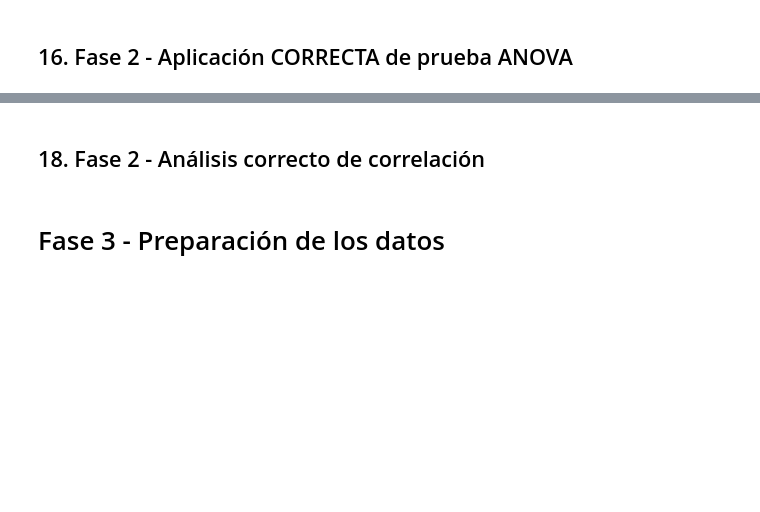
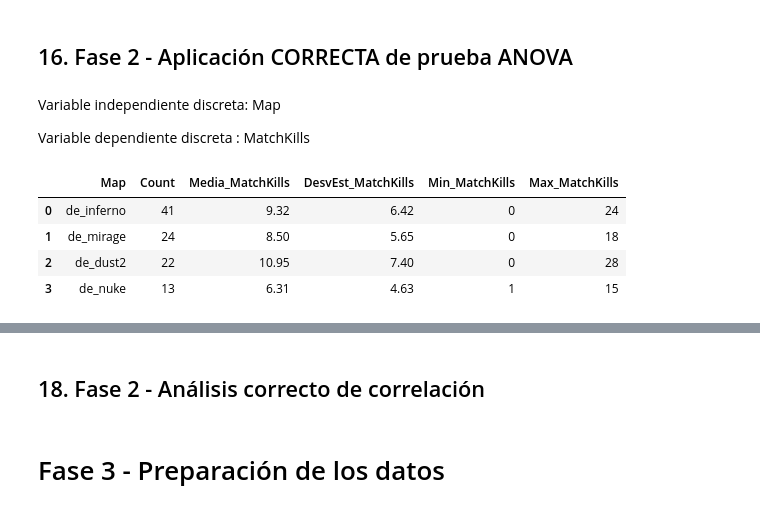
Before and after one commit to Qvverty72/FMY0100_2025_Entrega_1, a Jupyter notebook: FMY0100_2025_Entrega_1 (1).ipynb, the cells around one changed output, grey strips where cells are left out. Saved outputs shown, nothing was run; the diff lists cells and outputs as text; code cells hidden in the pictures; blank space fills up the shorter version.

```diff
--- a/FMY0100_2025_Entrega_1 (1).ipynb
+++ b/FMY0100_2025_Entrega_1 (1).ipynb
@@ -469,2 +495,35 @@ El mapa 'de_inferno' es el más frecuente en el conjunto de datos, seguido por '
 # %% [markdown]
 ## 16. Fase 2 - Aplicación CORRECTA de prueba ANOVA
+# %% [markdown]
+Variable independiente discreta: Map
+
+Variable dependiente discreta : MatchKills
+# %%
+# Muestra aleatoria de 100 registros del DataFrame
+# Establece una semilla para extraer siempre la misma muestra
+random.seed(30)
+muestra_df = df.sample(n=100, random_state=30).reset_index(drop=True)
+
+# Dos variables de interés: Map y MatchKills
+muestra_df = muestra_df[['Map', 'MatchKills']]
+
+# Crear tabla con mapas y estadísticas de MatchKills
+groups = muestra_df.groupby('Map').agg({
+    'MatchKills': ['count', 'mean', 'std', 'min', 'max']
+}).round(2)
+
+# Aplanar los nombres de las columnas
+groups.columns = ['Count', 'Media_MatchKills', 'DesvEst_MatchKills', 'Min_MatchKills', 'Max_MatchKills']
+groups = groups.reset_index()
+
+# Ordenar por Count de mayor a menor
+groups_ordenado = groups.sort_values(by='Count', ascending=False).reset_index(drop=True)
+
+# Visualizar la tabla ordenada
+groups_ordenado
+# %% [output]
+|  | Map | Count | Media_MatchKills | DesvEst_MatchKills | Min_MatchKills | Max_MatchKills |
+| 0 | de_inferno | 41 | 9.32 | 6.42 | 0 | 24 |
+| 1 | de_mirage | 24 | 8.50 | 5.65 | 0 | 18 |
+| 2 | de_dust2 | 22 | 10.95 | 7.40 | 0 | 28 |
+| 3 | de_nuke | 13 | 6.31 | 4.63 | 1 | 15 |
```
Also changed, not shown: parts of 23 cells of this notebook.
